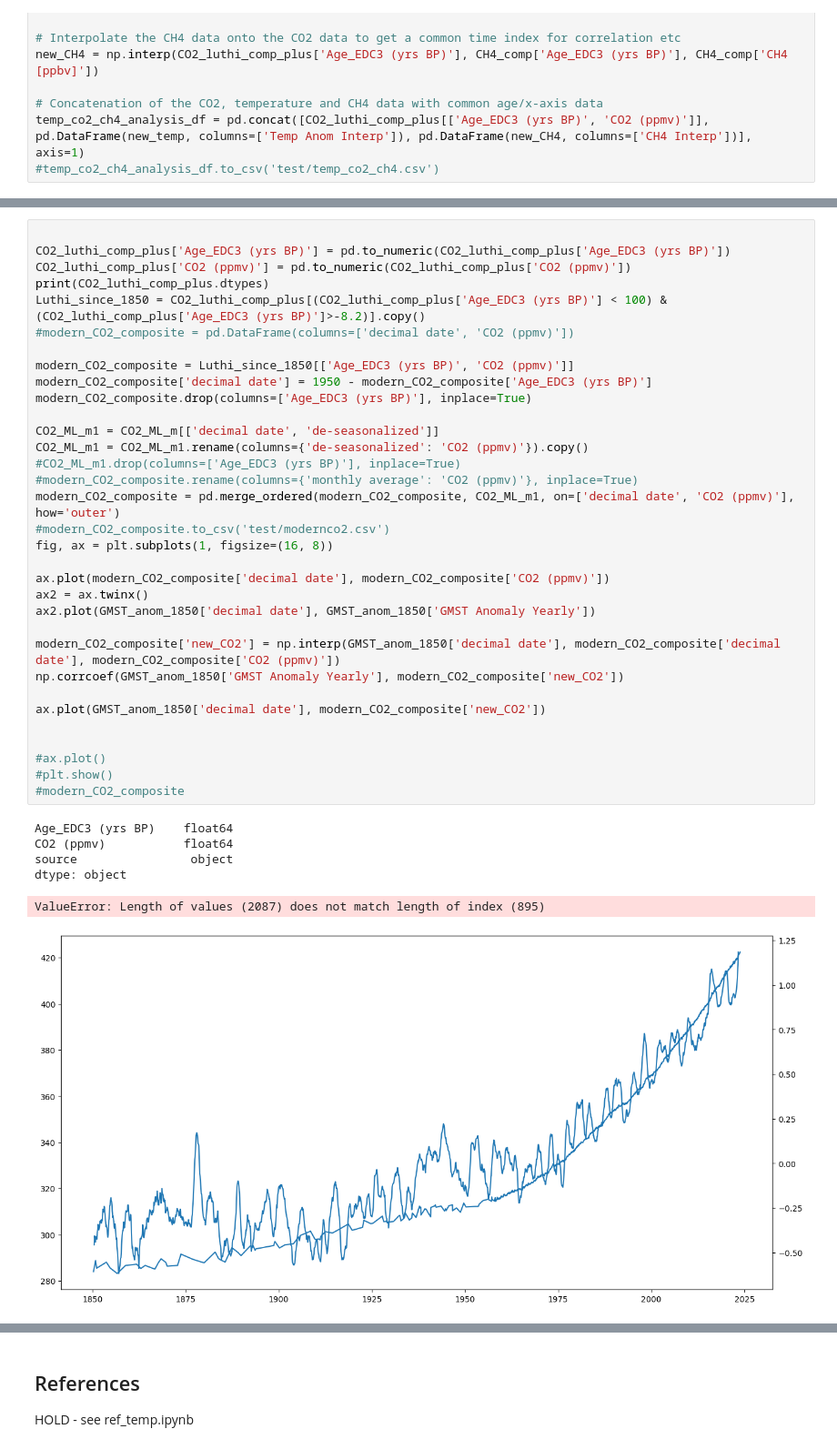
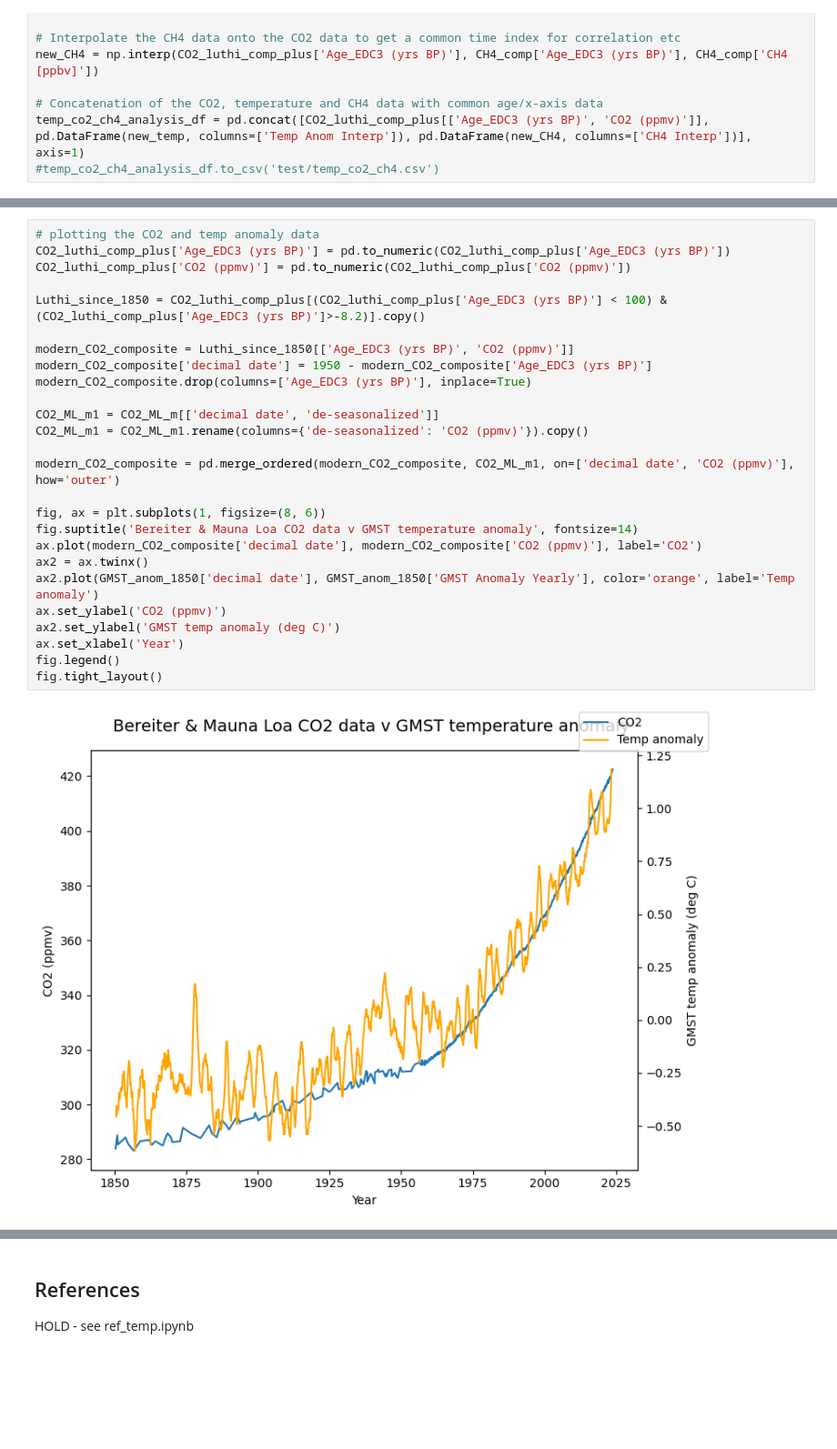
Before and after one commit to Eilis9/PfDA_Project2, a Jupyter notebook: analysis.ipynb, the cells around one changed output, grey strips where cells are left out. Shown at 91% size. Saved outputs shown, nothing was run; the diff lists cells and outputs as text; blank space fills up the shorter version.

Commit message:
Modern CO2 and temp plot and linear reg

```diff
--- a/analysis.ipynb
+++ b/analysis.ipynb
@@ -636,40 +643,28 @@ The prediction of climate in the future may be conducted based on continuing tre
 # %%
-
+# plotting the CO2 and temp anomaly data
 CO2_luthi_comp_plus['Age_EDC3 (yrs BP)'] = pd.to_numeric(CO2_luthi_comp_plus['Age_EDC3 (yrs BP)'])
 CO2_luthi_comp_plus['CO2 (ppmv)'] = pd.to_numeric(CO2_luthi_comp_plus['CO2 (ppmv)'])
-print(CO2_luthi_comp_plus.dtypes)
+
 Luthi_since_1850 = CO2_luthi_comp_plus[(CO2_luthi_comp_plus['Age_EDC3 (yrs BP)'] < 100) & (CO2_luthi_comp_plus['Age_EDC3 (yrs BP)']>-8.2)].copy()
-#modern_CO2_composite = pd.DataFrame(columns=['decimal date', 'CO2 (ppmv)'])
 
 modern_CO2_composite = Luthi_since_1850[['Age_EDC3 (yrs BP)', 'CO2 (ppmv)']]
 modern_CO2_composite['decimal date'] = 1950 - modern_CO2_composite['Age_EDC3 (yrs BP)']
 modern_CO2_composite.drop(columns=['Age_EDC3 (yrs BP)'], inplace=True)
 
 CO2_ML_m1 = CO2_ML_m[['decimal date', 'de-seasonalized']]
 CO2_ML_m1 = CO2_ML_m1.rename(columns={'de-seasonalized': 'CO2 (ppmv)'}).copy()
-#CO2_ML_m1.drop(columns=['Age_EDC3 (yrs BP)'], inplace=True)
-#modern_CO2_composite.rename(columns={'monthly average': 'CO2 (ppmv)'}, inplace=True)
+
 modern_CO2_composite = pd.merge_ordered(modern_CO2_composite, CO2_ML_m1, on=['decimal date', 'CO2 (ppmv)'], how='outer')
-#modern_CO2_composite.to_csv('test/modernco2.csv')
-fig, ax = plt.subplots(1, figsize=(16, 8))
 
-ax.plot(modern_CO2_composite['decimal date'], modern_CO2_composite['CO2 (ppmv)'])
+fig, ax = plt.subplots(1, figsize=(8, 6))
+fig.suptitle('Bereiter & Mauna Loa CO2 data v GMST temperature anomaly', fontsize=14)
+ax.plot(modern_CO2_composite['decimal date'], modern_CO2_composite['CO2 (ppmv)'], label='CO2')
 ax2 = ax.twinx()
-ax2.plot(GMST_anom_1850['decimal date'], GMST_anom_1850['GMST Anomaly Yearly'])
-
-modern_CO2_composite['new_CO2'] = np.interp(GMST_anom_1850['decimal date'], modern_CO2_composite['decimal date'], modern_CO2_composite['CO2 (ppmv)'])
-np.corrcoef(GMST_anom_1850['GMST Anomaly Yearly'], modern_CO2_composite['new_CO2'])
-
-ax.plot(GMST_anom_1850['decimal date'], modern_CO2_composite['new_CO2'])
-
-
-#ax.plot()
-#plt.show()
-#modern_CO2_composite
+ax2.plot(GMST_anom_1850['decimal date'], GMST_anom_1850['GMST Anomaly Yearly'], color='orange', label='Temp anomaly')
+ax.set_ylabel('CO2 (ppmv)')
+ax2.set_ylabel('GMST temp anomaly (deg C)')
+ax.set_xlabel('Year')
+fig.legend()
+fig.tight_layout()
 # %% [output]
-Age_EDC3 (yrs BP)    float64
-CO2 (ppmv)           float64
-source                object
-dtype: object
-ValueError: Length of values (2087) does not match length of index (895)
-[figure, old version]
+[figure, new version]
```
Also changed, not shown: parts of 6 cells of this notebook, 1 other file.
